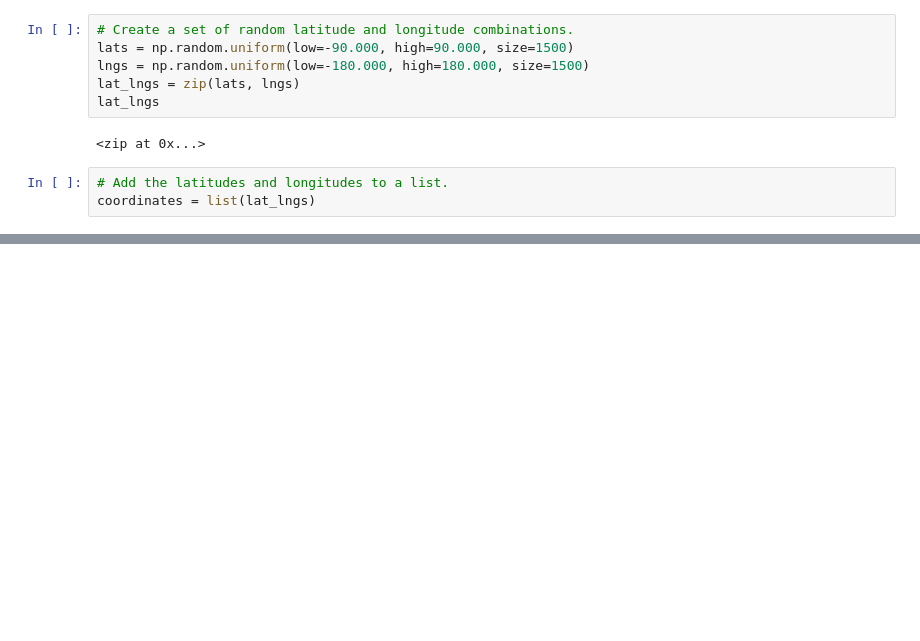
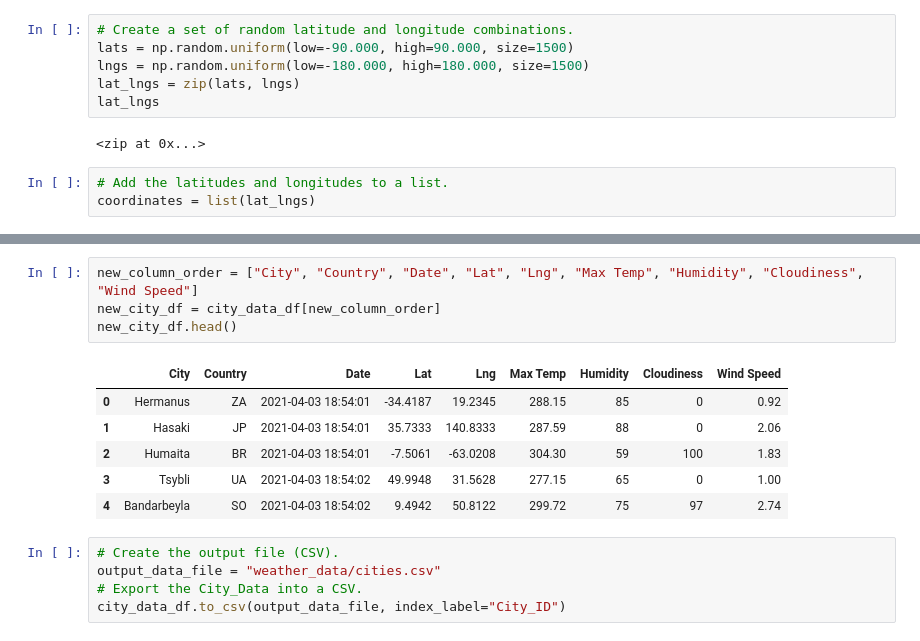
Before and after one commit to hasmanif/World_Weather_Analysis, a Jupyter notebook: WeatherPy.ipynb, the cells around one changed output, grey strips where cells are left out. Drawn from its saved outputs; the diff is of its cells as text; blank space fills up the shorter version.

```diff
--- a/WeatherPy.ipynb
+++ b/WeatherPy.ipynb
@@ -28,0 +157,16 @@ len(cities)
+# %%
+new_column_order = ["City", "Country", "Date", "Lat", "Lng", "Max Temp", "Humidity", "Cloudiness", "Wind Speed"]
+new_city_df = city_data_df[new_column_order]
+new_city_df.head()
+# %% [output]
+|  | City | Country | Date | Lat | Lng | Max Temp | Humidity | Cloudiness | Wind Speed |
+| 0 | Hermanus | ZA | 2021-04-03 18:54:01 | -34.4187 | 19.2345 | 288.15 | 85 | 0 | 0.92 |
+| 1 | Hasaki | JP | 2021-04-03 18:54:01 | 35.7333 | 140.8333 | 287.59 | 88 | 0 | 2.06 |
+| 2 | Humaita | BR | 2021-04-03 18:54:01 | -7.5061 | -63.0208 | 304.30 | 59 | 100 | 1.83 |
+| 3 | Tsybli | UA | 2021-04-03 18:54:02 | 49.9948 | 31.5628 | 277.15 | 65 | 0 | 1.00 |
+| 4 | Bandarbeyla | SO | 2021-04-03 18:54:02 | 9.4942 | 50.8122 | 299.72 | 75 | 97 | 2.74 |
+# %%
+# Create the output file (CSV).
+output_data_file = "weather_data/cities.csv"
+# Export the City_Data into a CSV.
+city_data_df.to_csv(output_data_file, index_label="City_ID")
```
Also changed, not shown: parts of 6 cells of this notebook, 1 other file.
